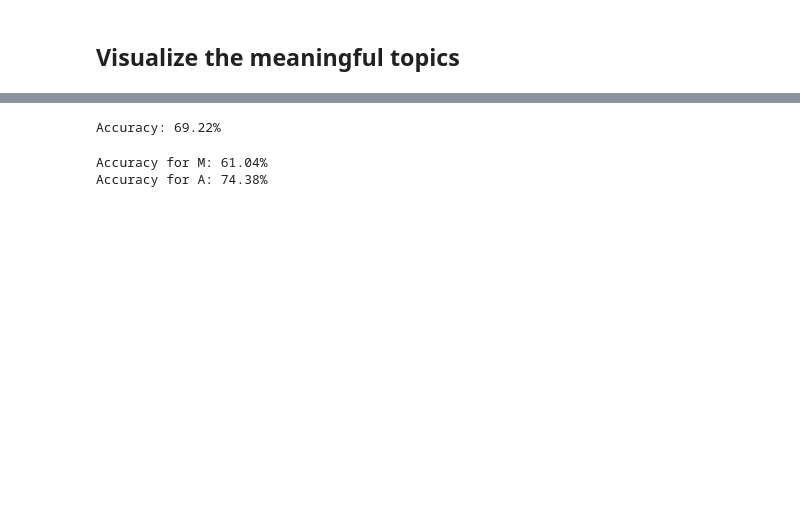
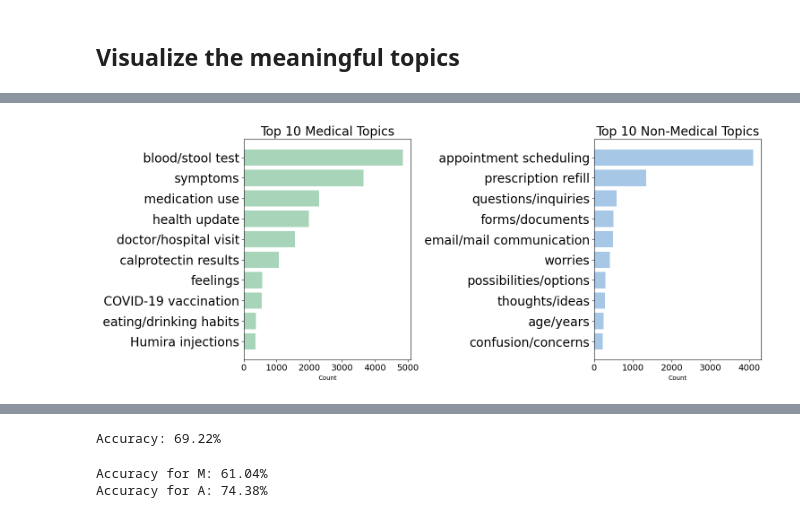
Before and after one commit to MaastrichtU-CDS/MyIBDcoachNLP, a Jupyter notebook: notebooks/analysis_of_sentences/sentencetransformer_new_input.ipynb, the cells around one changed output, grey strips where cells are left out. Drawn from its saved outputs; the diff is of its cells as text; code cells hidden in the pictures; blank space fills up the shorter version.

```diff
--- a/notebooks/analysis_of_sentences/sentencetransformer_new_input.ipynb
+++ b/notebooks/analysis_of_sentences/sentencetransformer_new_input.ipynb
@@ -1281,0 +1347,35 @@ final_meaningful_topic_info[final_meaningful_topic_info["Name"].str.contains("wi
+# %%
+import pandas as pd
+import matplotlib.pyplot as plt
+
+# Pivot the data to have 'A' and 'M' in separate columns
+pivot_df = df.pivot(index='Summary', columns='Label', values='Count').fillna(0)
+
+# Select the top 10 topics for each category, sorted in descending order
+top_10_M = pivot_df[['M']].sort_values(by='M', ascending=False).head(10)
+top_10_A = pivot_df[['A']].sort_values(by='A', ascending=False).head(10)
+
+# Create figure and axes for two plots
+fig, axes = plt.subplots(1, 2, figsize=(15, 6))
+
+# Plot Top 10 Medical (M)
+axes[0].barh(top_10_M.index[::-1], top_10_M['M'][::-1], color='#A8D5BA', label='Medical')  # Reverse order
+axes[0].set_xlabel('Count')
+axes[0].set_title('Top 10 Medical Topics', fontsize=20)
+axes[0].tick_params(axis='y', labelsize=20)  # Set y-axis tick label font size
+axes[0].tick_params(axis='x', labelsize=14)  # Set y-axis tick label font size
+
+
+# Plot Top 10 Administrative (A)
+axes[1].barh(top_10_A.index[::-1], top_10_A['A'][::-1], color='#A7C7E7', label='Non_Medical')  # Reverse order
+axes[1].set_xlabel('Count')
+axes[1].set_title('Top 10 Non-Medical Topics', fontsize=20)
+axes[1].tick_params(axis='y', labelsize=20)  # Set y-axis tick label font size
+axes[1].tick_params(axis='x', labelsize=14)  # Set y-axis tick label font size
+
+
+# Adjust layout and save the figure
+plt.tight_layout()
+plt.savefig("/workspace/persistent/mijnidbcoachnlp/data/results/plot_sep.png")
+# %% [output]
+[figure, added]
```
Also changed, not shown: parts of 25 cells of this notebook.
